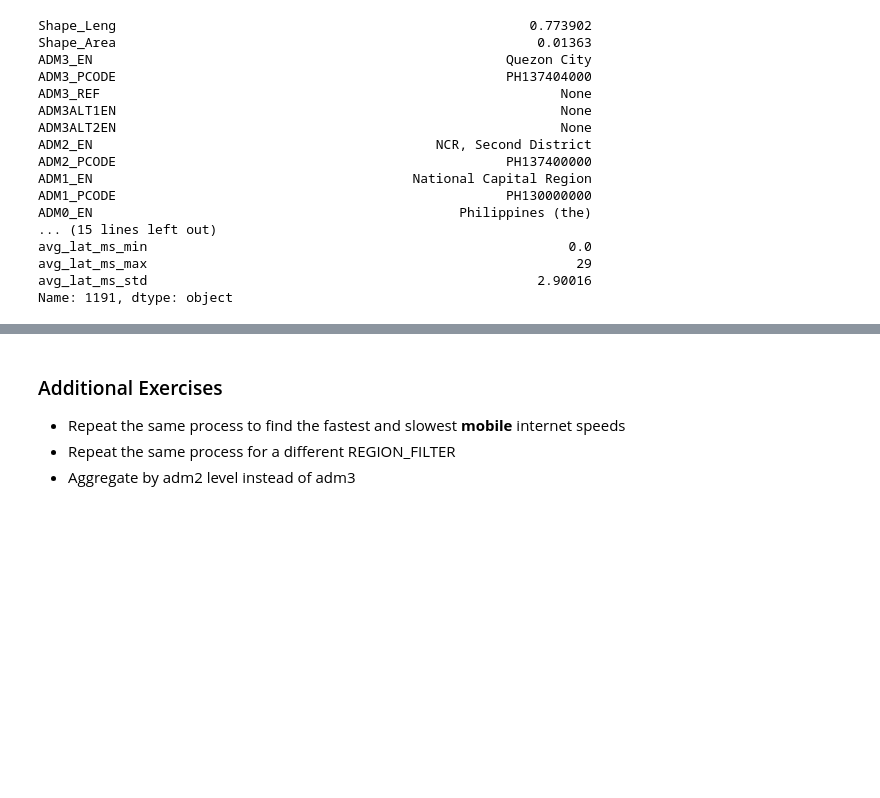
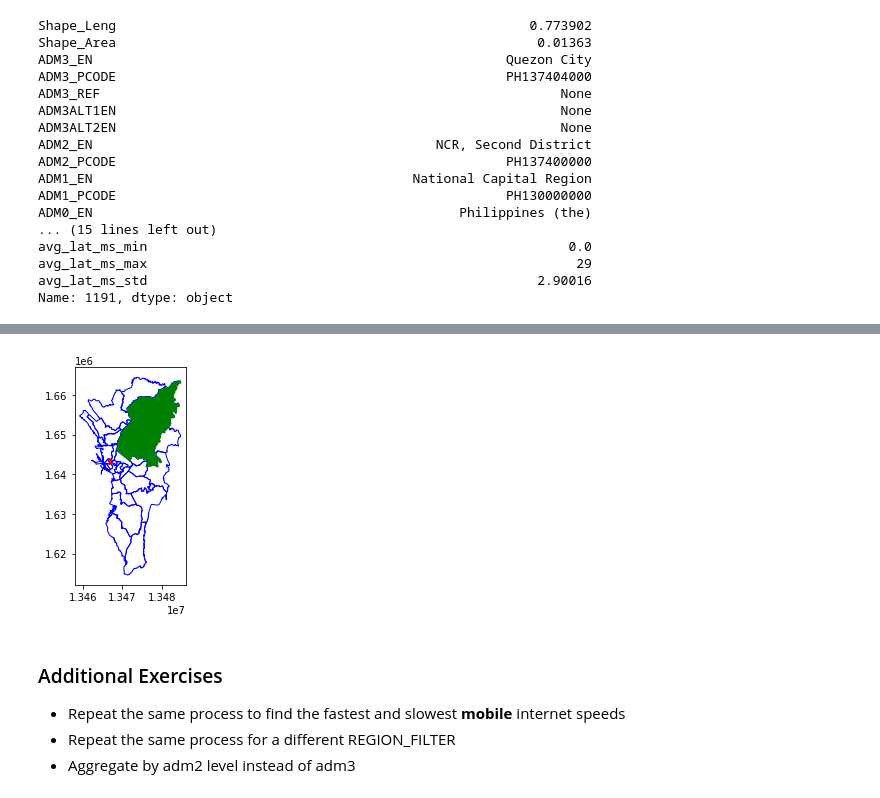
Before and after one commit to thinkingmachines/geowrangler, a Jupyter notebook: notebooks/overview.usecase_ookla.ipynb, the cells around one changed output, grey strips where cells are left out. Cells and saved outputs as stored; diff of their text form; code cells hidden in the pictures; blank space fills up the shorter version.

Commit message:
Cleanup validation stats and add viz

```diff
--- a/notebooks/overview.usecase_ookla.ipynb
+++ b/notebooks/overview.usecase_ookla.ipynb
@@ -313,0 +314,8 @@ Wall time: 489 ms
+# %%
+valid_cols = [
+    "is_oriented_properly",
+    "is_not_null",
+    "is_not_self_intersecting",
+    "is_within_crs_bounds",
+    "area_is_not_zero",
+]
@@ -314,12 +335,6 @@ Wall time: 489 ms
 # %%
 valid_admin3.drop(
-    columns=[
-        "is_not_null",
-        "is_not_self_intersecting",
-        "is_oriented_properly",
-        "is_within_crs_bounds",
-        "area_is_not_zero",
-    ],
+    columns=valid_cols,
     inplace=True,
 )
 # %% [markdown]
@@ -569,6 +581,13 @@ fastest_mean_download[fastest_mean_download.avg_d_kbps_mean.notna()].tail()
 | 436 | 0.413528 | 0.003907 | City of Valenzuela | PH137504000 | None | None | None | NCR, Third District | PH137500000 | ... |
 | 308 | 0.692758 | 0.004468 | Caloocan City | PH137501000 | None | None | None | NCR, Third District | PH137500000 | ... |
 | 1191 | 0.773902 | 0.013630 | Quezon City | PH137404000 | None | None | None | NCR, Second District | PH137400000 | ... |
+# %%
+ax = plt.axes()
+ax = fastest_mean_download.plot(ax=ax, facecolor="none", edgecolor="blue")
+ax = fastest_mean_download.iloc[:1].plot(ax=ax, facecolor="red", edgecolor="red")
+ax = fastest_mean_download.iloc[29:].plot(ax=ax, facecolor="green", edgecolor="green")
+# %% [output]
+[figure, added]
 # %% [markdown]
 ### Additional Exercises
 
```
Also changed, not shown: parts of 39 cells of this notebook.
